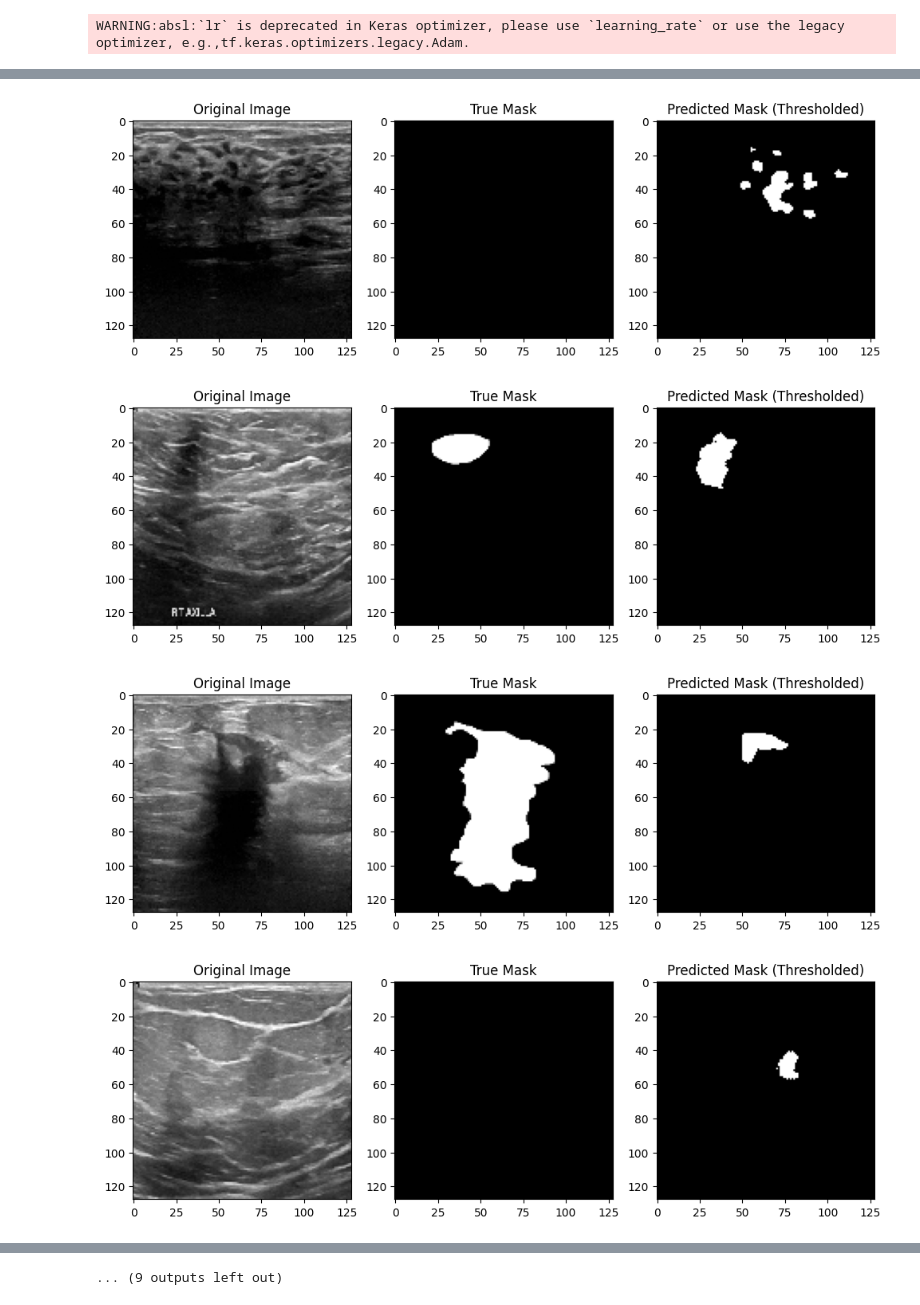
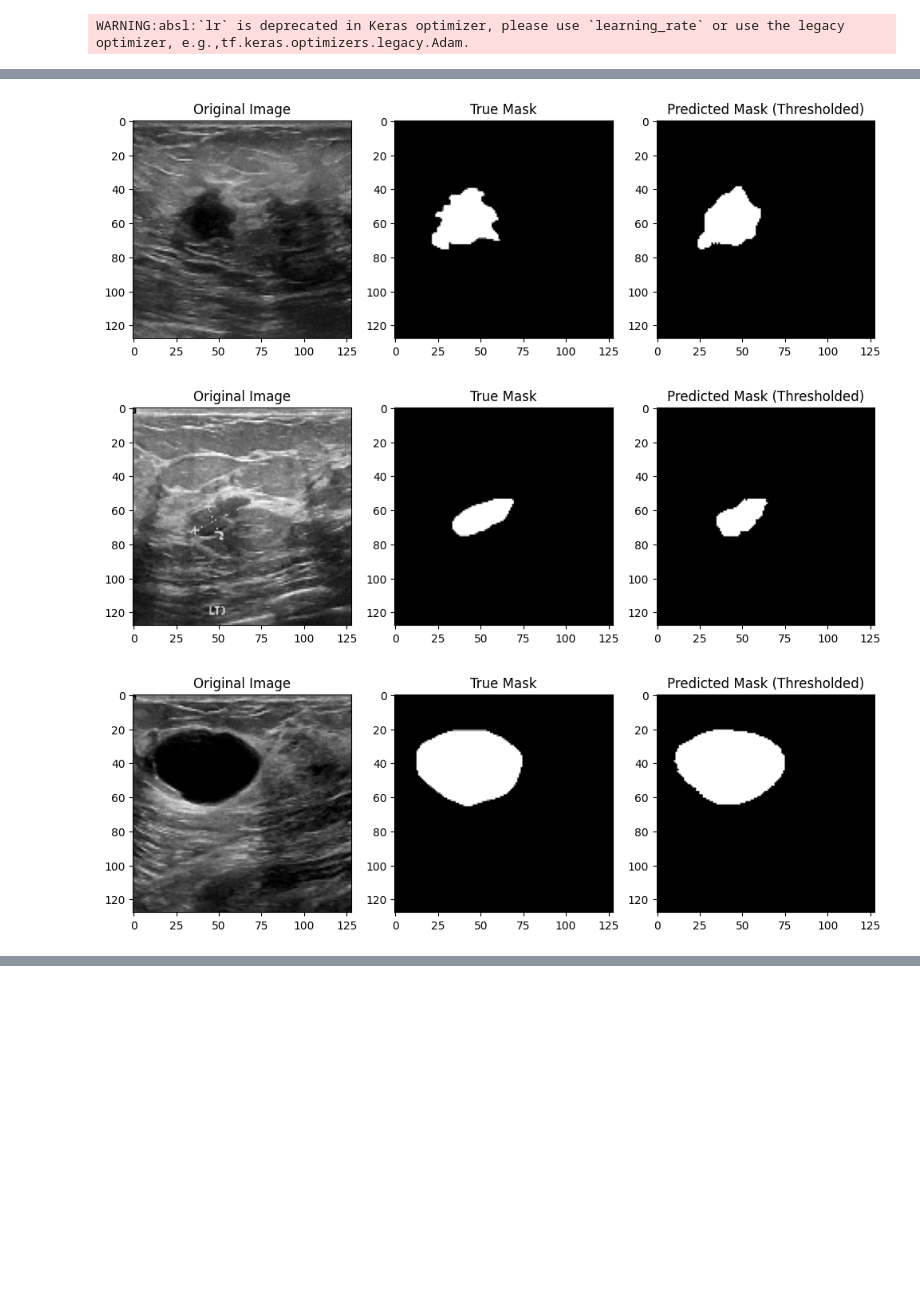
Before and after one commit to leoiba3/CNN-ImageAnomalyDetection, a Jupyter notebook: v1_BreastImageAnomaly.ipynb, the cells around one changed output, grey strips where cells are left out. Drawn from its saved outputs; the diff is of its cells as text; code cells hidden in the pictures; blank space fills up the shorter version.

```diff
--- a/v1_BreastImageAnomaly.ipynb
+++ b/v1_BreastImageAnomaly.ipynb
@@ -125,7 +127,8 @@ def unet_model(input_size=(128, 128, 3)):
     outputs = Conv2D(1, (1, 1), activation='sigmoid')(c9)
 
     model = Model(inputs=[inputs], outputs=[outputs])
-    model.compile(optimizer=Adam(lr=1e-4), loss='binary_crossentropy', metrics=['accuracy'])
+
+    model.compile(optimizer=Adam(lr=1e-4), loss='binary_crossentropy', metrics=['accuracy', Precision(), Recall()])
 
     return model
 
@@ -164,6 +167,6 @@ Test Loss: 0.11716730147600174, Test Accuracy: 0.955077588558197
 # %%
 # Predict masks for some test images
-n_samples = 20
+n_samples = 5
 sample_images = test_images[n_samples:]
 predicted_masks = model.predict(sample_images)
 
@@ -195,4 +198,3 @@ for i in range(n_samples):
-[figure, old version]
+[figure, new version]
-[figure, old version]
+[figure, new version]
-[figure, old version]
+[figure, new version]
-[figure, removed]
@@ -204 +200,0 @@ for i in range(n_samples):
-... (9 outputs left out)
```
Also changed, not shown: parts of 4 cells of this notebook.
